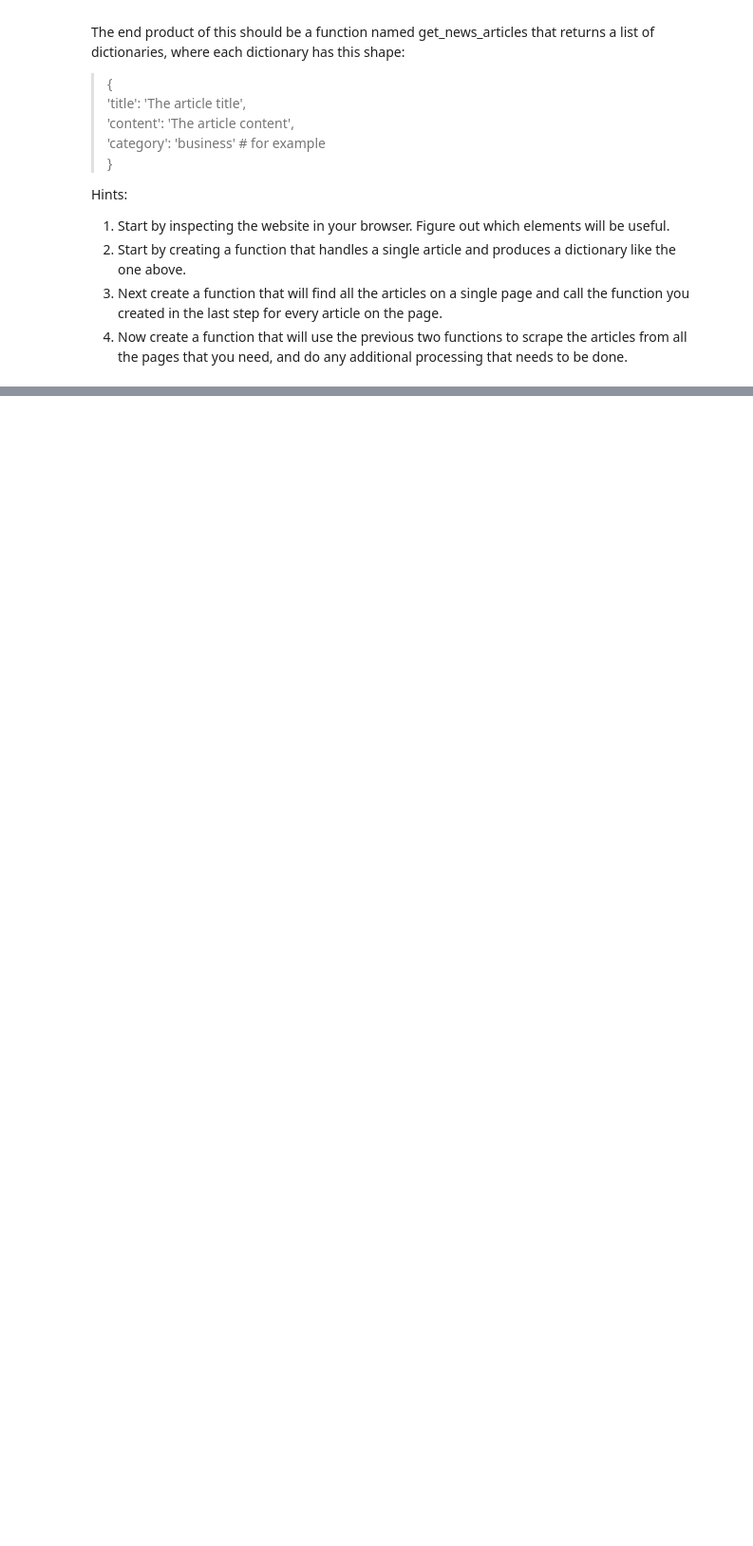
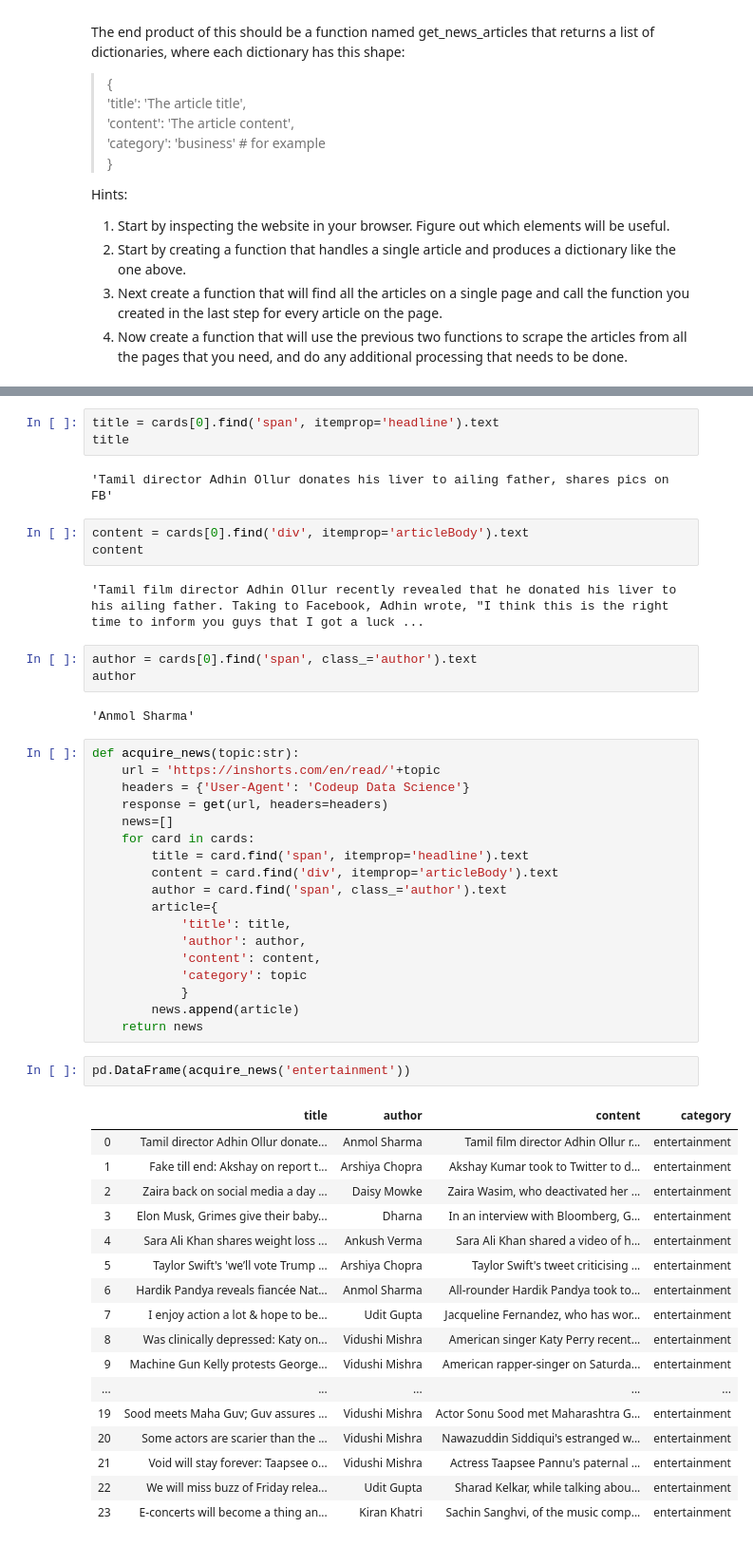
Before and after one commit to allenjiang666/natural-language-processing, a Jupyter notebook: acquire.ipynb, the cells around one changed output, grey strips where cells are left out. Shown: that part at 95% size. Cells and saved outputs as stored; diff of their text form; blank space fills up the shorter version.

Commit message:
done with acquire exercise

```diff
--- a/acquire.ipynb
+++ b/acquire.ipynb
@@ -170,0 +135,53 @@ def acquire_news(urls):
+# %%
+title = cards[0].find('span', itemprop='headline').text
+title
+# %% [output]
+'Tamil director Adhin Ollur donates his liver to ailing father, shares pics on FB'
+# %%
+content = cards[0].find('div', itemprop='articleBody').text
+content
+# %% [output]
+'Tamil film director Adhin Ollur recently revealed that he donated his liver to his ailing father. Taking to Facebook, Adhin wrote, "I think this is the right time to inform you guys that I got a luck ...
+# %%
+author = cards[0].find('span', class_='author').text
+author
+# %% [output]
+'Anmol Sharma'
+# %%
+def acquire_news(topic:str):
+    url = 'https://inshorts.com/en/read/'+topic
+    headers = {'User-Agent': 'Codeup Data Science'}
+    response = get(url, headers=headers)
+    news=[]
+    for card in cards:
+        title = card.find('span', itemprop='headline').text
+        content = card.find('div', itemprop='articleBody').text
+        author = card.find('span', class_='author').text
+        article={
+            'title': title,
+            'author': author,
+            'content': content,
+            'category': topic
+            }
+        news.append(article)
+    return news
+# %%
+pd.DataFrame(acquire_news('entertainment'))
+# %% [output]
+|  | title | author | content | category |
+| 0 | Tamil director Adhin Ollur donate... | Anmol Sharma | Tamil film director Adhin Ollur r... | entertainment |
+| 1 | Fake till end: Akshay on report t... | Arshiya Chopra | Akshay Kumar took to Twitter to d... | entertainment |
+| 2 | Zaira back on social media a day ... | Daisy Mowke | Zaira Wasim, who deactivated her ... | entertainment |
+| 3 | Elon Musk, Grimes give their baby... | Dharna | In an interview with Bloomberg, G... | entertainment |
+| 4 | Sara Ali Khan shares weight loss ... | Ankush Verma | Sara Ali Khan shared a video of h... | entertainment |
+| 5 | Taylor Swift's 'we’ll vote Trump ... | Arshiya Chopra | Taylor Swift's tweet criticising ... | entertainment |
+| 6 | Hardik Pandya reveals fiancée Nat... | Anmol Sharma | All-rounder Hardik Pandya took to... | entertainment |
+| 7 | I enjoy action a lot & hope to be... | Udit Gupta | Jacqueline Fernandez, who has wor... | entertainment |
+| 8 | Was clinically depressed: Katy on... | Vidushi Mishra | American singer Katy Perry recent... | entertainment |
+| 9 | Machine Gun Kelly protests George... | Vidushi Mishra | American rapper-singer on Saturda... | entertainment |
+| ... | ... | ... | ... | ... |
+| 19 | Sood meets Maha Guv; Guv assures ... | Vidushi Mishra | Actor Sonu Sood met Maharashtra G... | entertainment |
+| 20 | Some actors are scarier than the ... | Vidushi Mishra | Nawazuddin Siddiqui's estranged w... | entertainment |
+| 21 | Void will stay forever: Taapsee o... | Vidushi Mishra | Actress Taapsee Pannu's paternal ... | entertainment |
+| 22 | We will miss buzz of Friday relea... | Udit Gupta | Sharad Kelkar, while talking abou... | entertainment |
+| 23 | E-concerts will become a thing an... | Kiran Khatri | Sachin Sanghvi, of the music comp... | entertainment |
```
Also changed, not shown: parts of 23 cells of this notebook, 2 other files.
